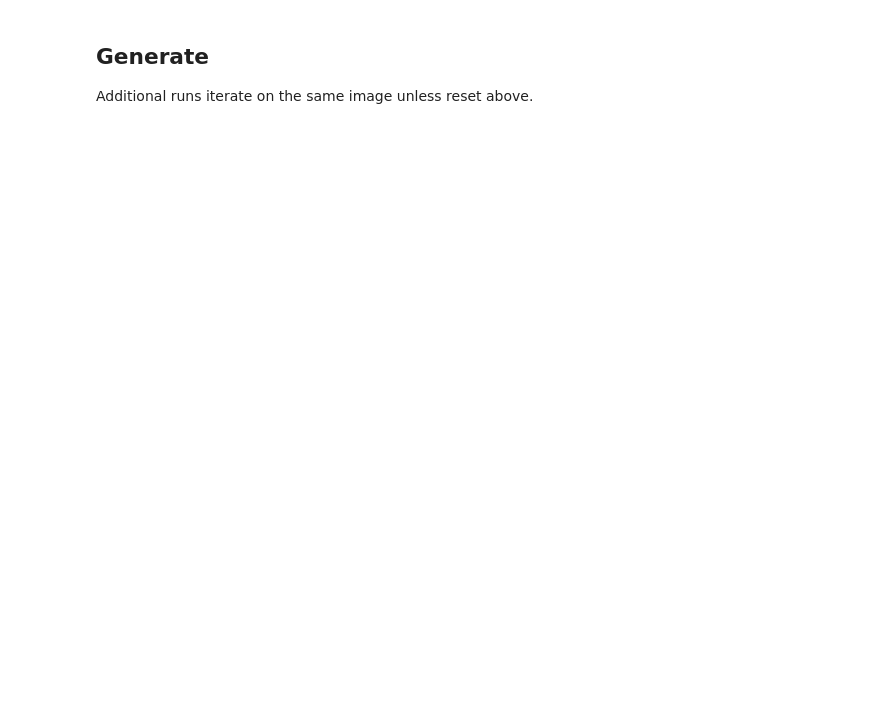
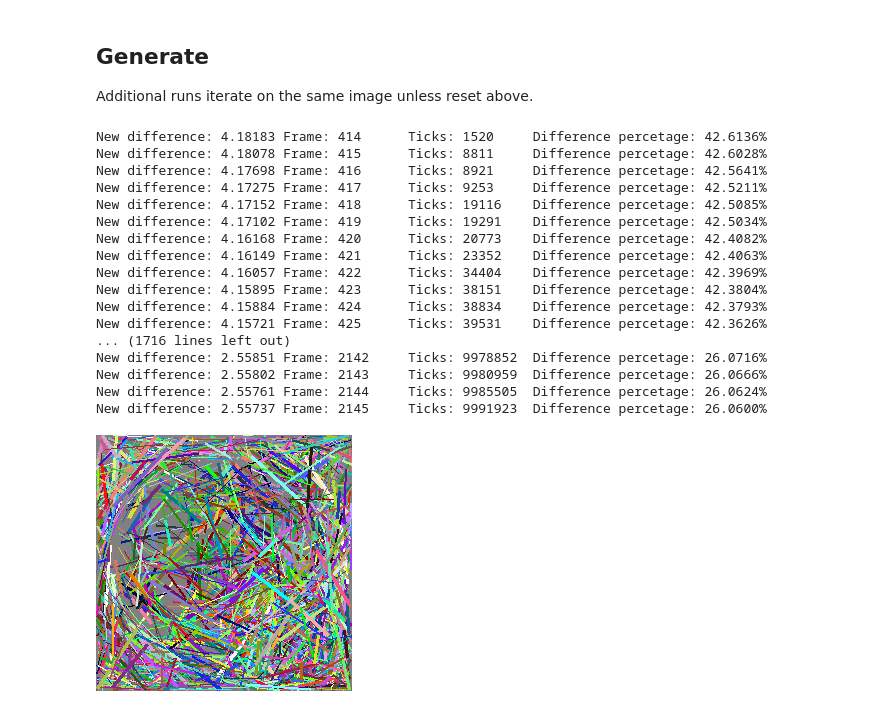
Before and after one commit to bragr/rando, a Jupyter notebook: rando.ipynb, the cells around one changed output. Cells and saved outputs as stored; diff of their text form; code cells hidden in the pictures; blank space fills up the shorter version.

```diff
--- a/rando.ipynb
+++ b/rando.ipynb
@@ -82,25 +91,44 @@ Additional runs iterate on the same image unless reset above.
 # %%
 CONFIG = {
     "line": {
         "min_max_length_percent": 0.02,
         "max_max_length_percent": 1.0,
         "magnitude_length_scale": 1.0,
         "min_max_width": 1,
         "max_max_width": 10,
         "magnitude_width_scale": 1.0
     }
 }
 
-for i in range(1000000):
+for i in range(10000000):
     proposal = target_image.copy()
     draw = ImageDraw.Draw(proposal)
     draw_random_line(draw, proposal)
     proposal_differcence = mean_squared_error(source_array, proposal)
     if proposal_differcence < difference:
         target_image = proposal
         difference = proposal_differcence
         print(f"New difference: {difference:.5f}\tFrame: {frame}\tTicks: {i}\tDifference percetage: {difference / MAX_DIFFERENCE * 100:.4f}%")
         with open(f"frames/frame{frame:06d}.png", "wb") as f:
             target_image.save(f)
             frame += 1
 display(target_image)
+# %% [output]
+New difference: 4.18183 Frame: 414      Ticks: 1520     Difference percetage: 42.6136%
+New difference: 4.18078 Frame: 415      Ticks: 8811     Difference percetage: 42.6028%
+New difference: 4.17698 Frame: 416      Ticks: 8921     Difference percetage: 42.5641%
+New difference: 4.17275 Frame: 417      Ticks: 9253     Difference percetage: 42.5211%
+New difference: 4.17152 Frame: 418      Ticks: 19116    Difference percetage: 42.5085%
+New difference: 4.17102 Frame: 419      Ticks: 19291    Difference percetage: 42.5034%
+New difference: 4.16168 Frame: 420      Ticks: 20773    Difference percetage: 42.4082%
+New difference: 4.16149 Frame: 421      Ticks: 23352    Difference percetage: 42.4063%
+New difference: 4.16057 Frame: 422      Ticks: 34404    Difference percetage: 42.3969%
+New difference: 4.15895 Frame: 423      Ticks: 38151    Difference percetage: 42.3804%
+New difference: 4.15884 Frame: 424      Ticks: 38834    Difference percetage: 42.3793%
+New difference: 4.15721 Frame: 425      Ticks: 39531    Difference percetage: 42.3626%
+... (1716 lines left out)
+New difference: 2.55851 Frame: 2142     Ticks: 9978852  Difference percetage: 26.0716%
+New difference: 2.55802 Frame: 2143     Ticks: 9980959  Difference percetage: 26.0666%
+New difference: 2.55761 Frame: 2144     Ticks: 9985505  Difference percetage: 26.0624%
+New difference: 2.55737 Frame: 2145     Ticks: 9991923  Difference percetage: 26.0600%
+[figure, added]
```
Also changed, not shown: parts of 2 cells of this notebook.
